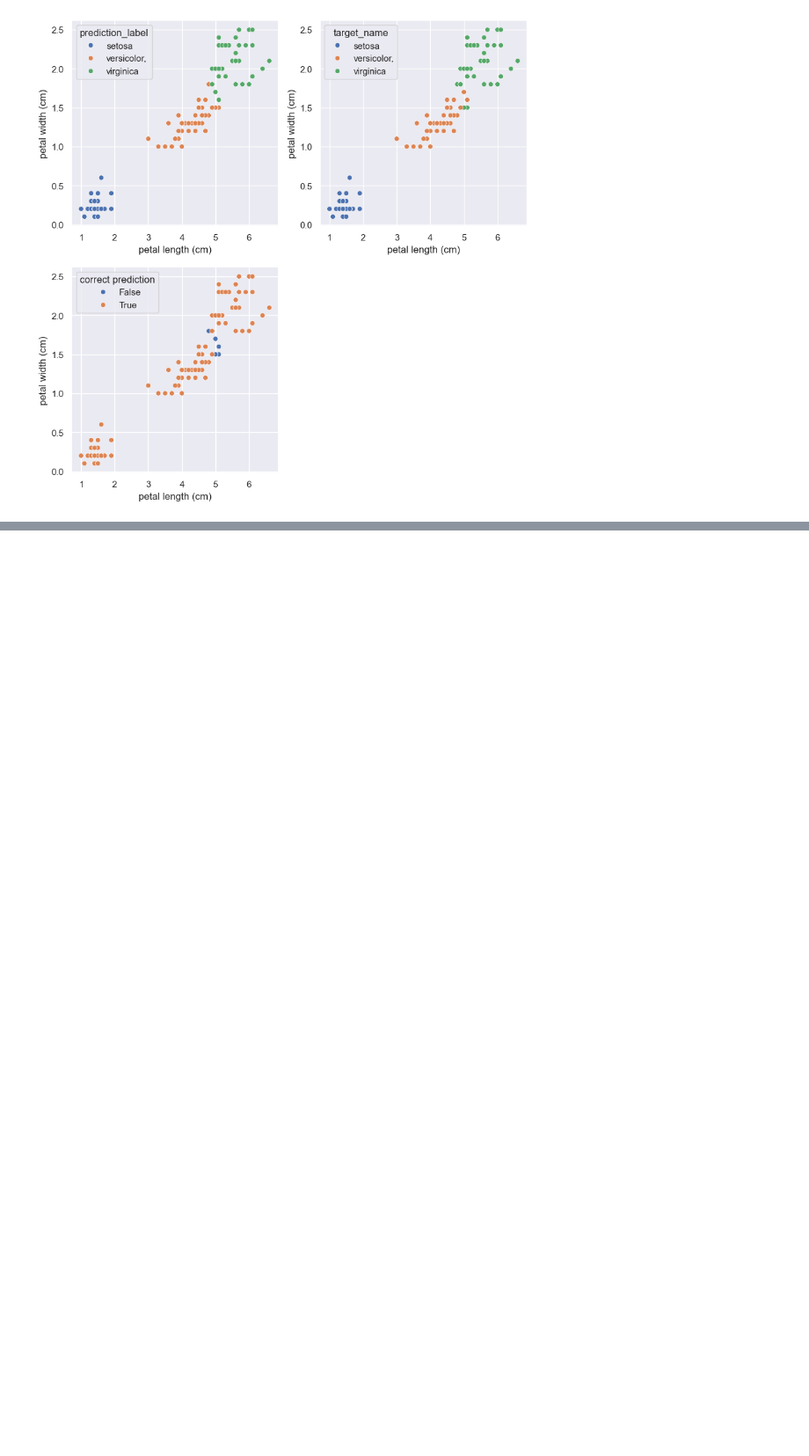
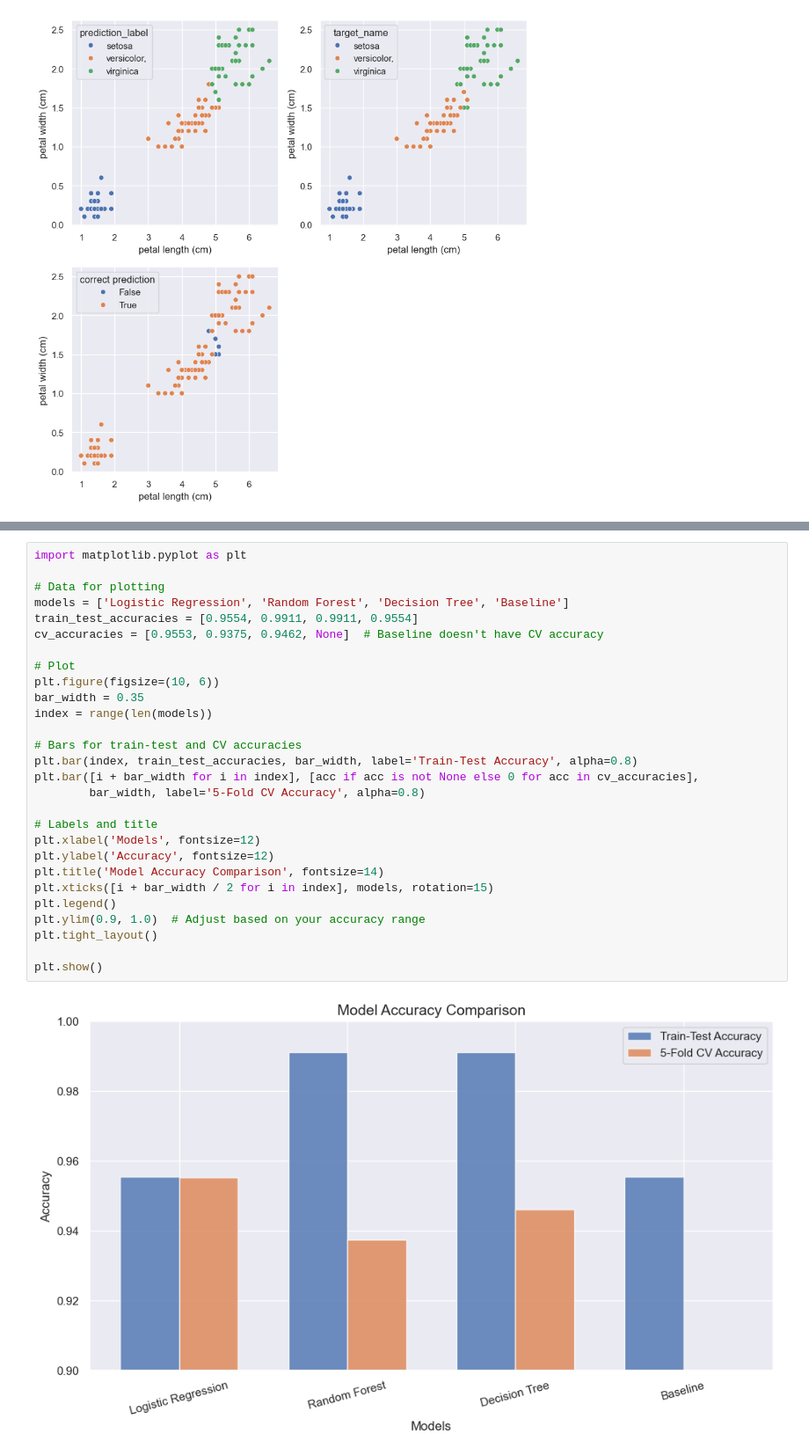
Before and after one commit to omtekyav/IrisDatasetProject, a Jupyter notebook: IrisDataset.ipynb, the cells around one changed output, grey strips where cells are left out. Shown at 88% size. Saved outputs shown, nothing was run; the diff lists cells and outputs as text; blank space fills up the shorter version.

Commit message:
new classification modules were added, compared and visualized

```diff
--- a/IrisDataset.ipynb
+++ b/IrisDataset.ipynb
@@ -487,0 +551,30 @@ plot_incorrect_predictions(df_predictions, "petal length (cm)","petal width (cm)
+# %%
+import matplotlib.pyplot as plt
+
+# Data for plotting
+models = ['Logistic Regression', 'Random Forest', 'Decision Tree', 'Baseline']
+train_test_accuracies = [0.9554, 0.9911, 0.9911, 0.9554]
+cv_accuracies = [0.9553, 0.9375, 0.9462, None]  # Baseline doesn't have CV accuracy
+
+# Plot
+plt.figure(figsize=(10, 6))
+bar_width = 0.35
+index = range(len(models))
+
+# Bars for train-test and CV accuracies
+plt.bar(index, train_test_accuracies, bar_width, label='Train-Test Accuracy', alpha=0.8)
+plt.bar([i + bar_width for i in index], [acc if acc is not None else 0 for acc in cv_accuracies],
+        bar_width, label='5-Fold CV Accuracy', alpha=0.8)
+
+# Labels and title
+plt.xlabel('Models', fontsize=12)
+plt.ylabel('Accuracy', fontsize=12)
+plt.title('Model Accuracy Comparison', fontsize=14)
+plt.xticks([i + bar_width / 2 for i in index], models, rotation=15)
+plt.legend()
+plt.ylim(0.9, 1.0)  # Adjust based on your accuracy range
+plt.tight_layout()
+
+plt.show()
+# %% [output]
+[figure, added]
```
Also changed, not shown: parts of 28 cells of this notebook.
